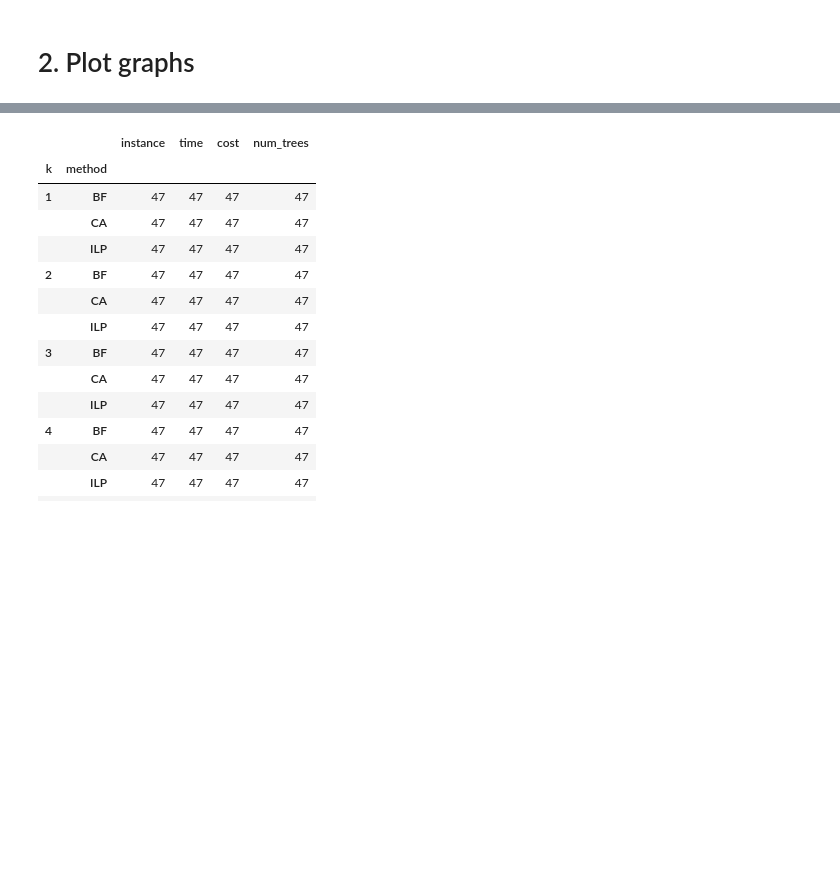
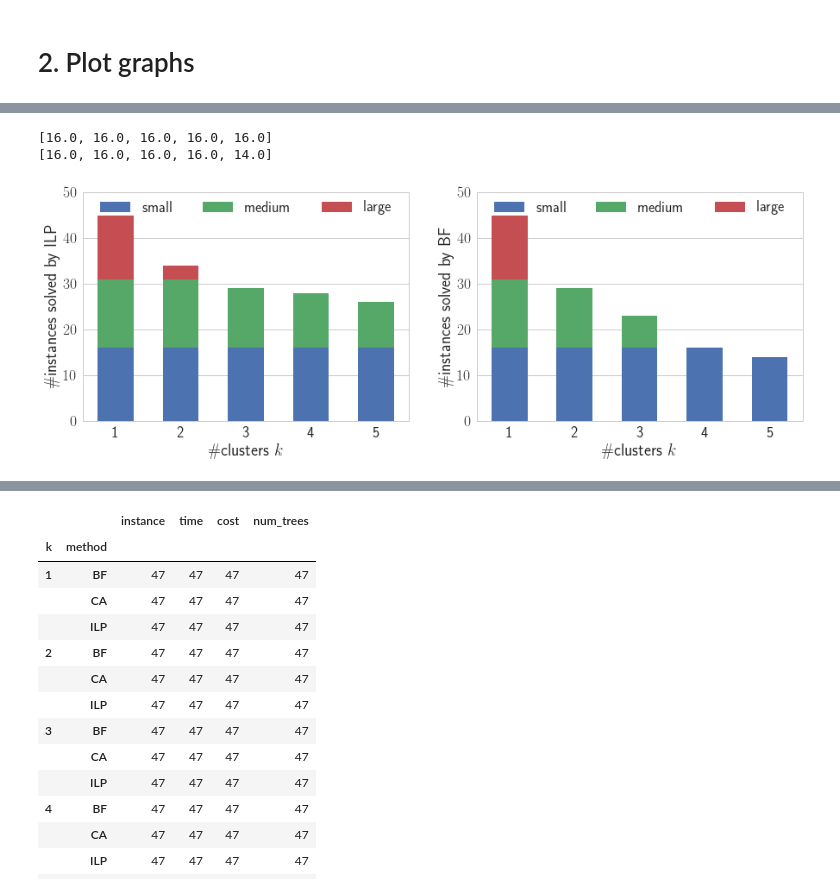
Before and after one commit to elkebir-group/MCT, a Jupyter notebook: analysis.ipynb, the cells around one changed output, grey strips where cells are left out. Drawn from its saved outputs; the diff is of its cells as text; code cells hidden in the pictures; blank space fills up the shorter version.

```diff
--- a/analysis.ipynb
+++ b/analysis.ipynb
@@ -79,0 +113,11 @@ len(glob.glob(globformat % (2)))
+# %%
+methods = ["ILP [3600.0 s]", "BF [3600.0 s]", "CA [3600.0 s]", "CA [100.0 restarts]"]
+df_count = df[df["opt"]].groupby(["method_timelimit", "k", "cat"]).count()["instance"].unstack(["cat"]).fillna(0).reset_index()
+for cat in ["small", "medium", "large"]:
+    print "\multirow{4}{*}{%s (%d total)} " % (cat, len(df[df['cat'] == cat].instance.unique())),
+    for k in range(2,6):
+        print "& %d &" % k,
+#         for method in methods:
+#             print df_count[(df_count["method_timelimit"] == method) & (df_count["k"] == k)][cat].iloc[0]
+        print " & ".join([str(int(df_count[(df_count["method_timelimit"] == method) & (df_count["k"] == k)][cat].iloc[0])) for method in methods]),
+        print "\\\\"
@@ -79,0 +360,18 @@ len(glob.glob(globformat % (2)))
+# %%
+nrRows = 1
+nrCols = 2
+idx = 1
+
+ax = plt.subplot(nrRows, nrCols, idx)
+plot_opt(df, ax, "ILP")
+idx += 1
+ax = plt.subplot(nrRows, nrCols, idx)
+plot_opt(df, ax, "BF")
+
+plt.gcf().set_size_inches(13, 5)
+plt.tight_layout()
+plt.savefig("opt.pdf")
+# %% [output]
+[16.0, 16.0, 16.0, 16.0, 16.0]
+[16.0, 16.0, 16.0, 16.0, 14.0]
+[figure, added]
```
Also changed, not shown: parts of 30 cells of this notebook, 3 other files.
